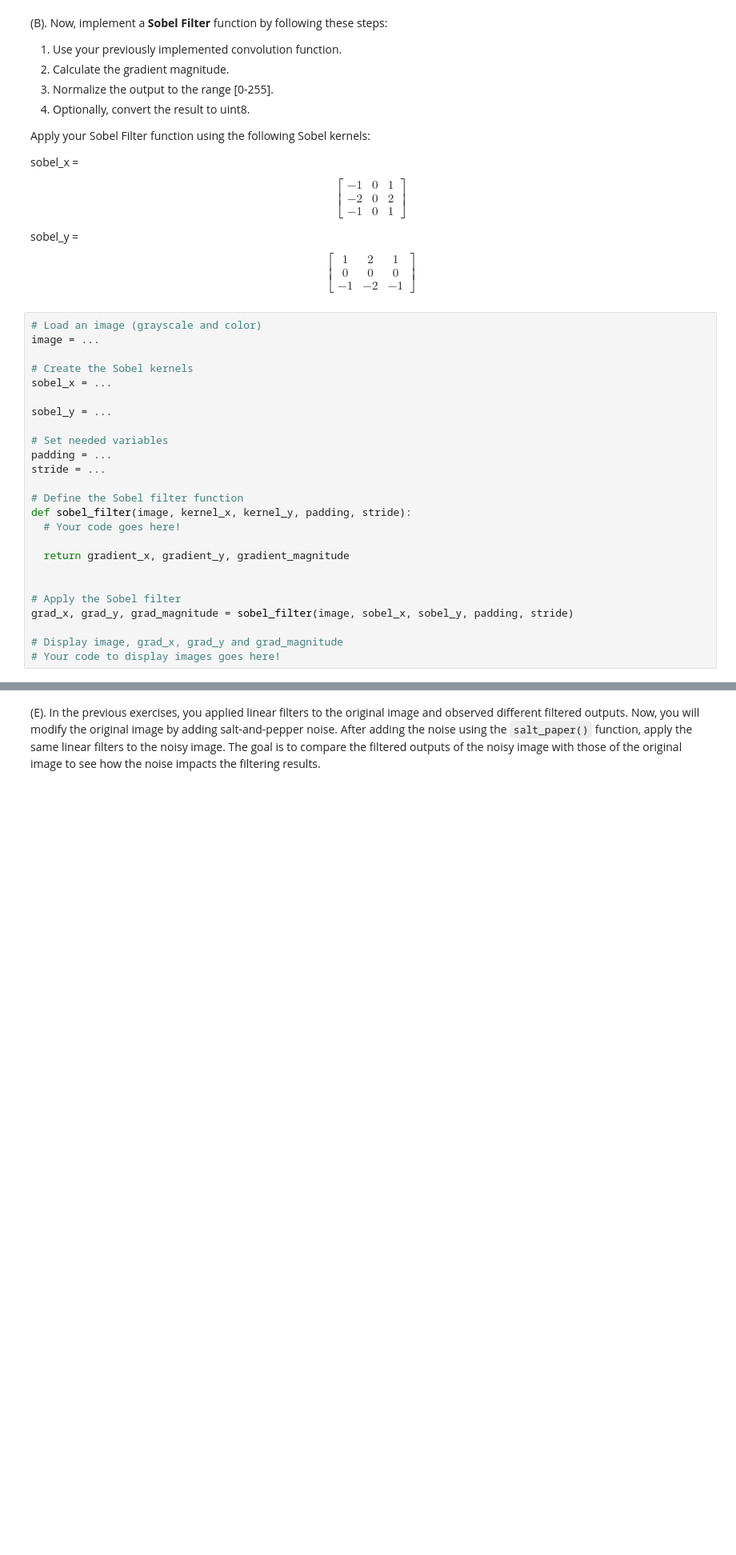
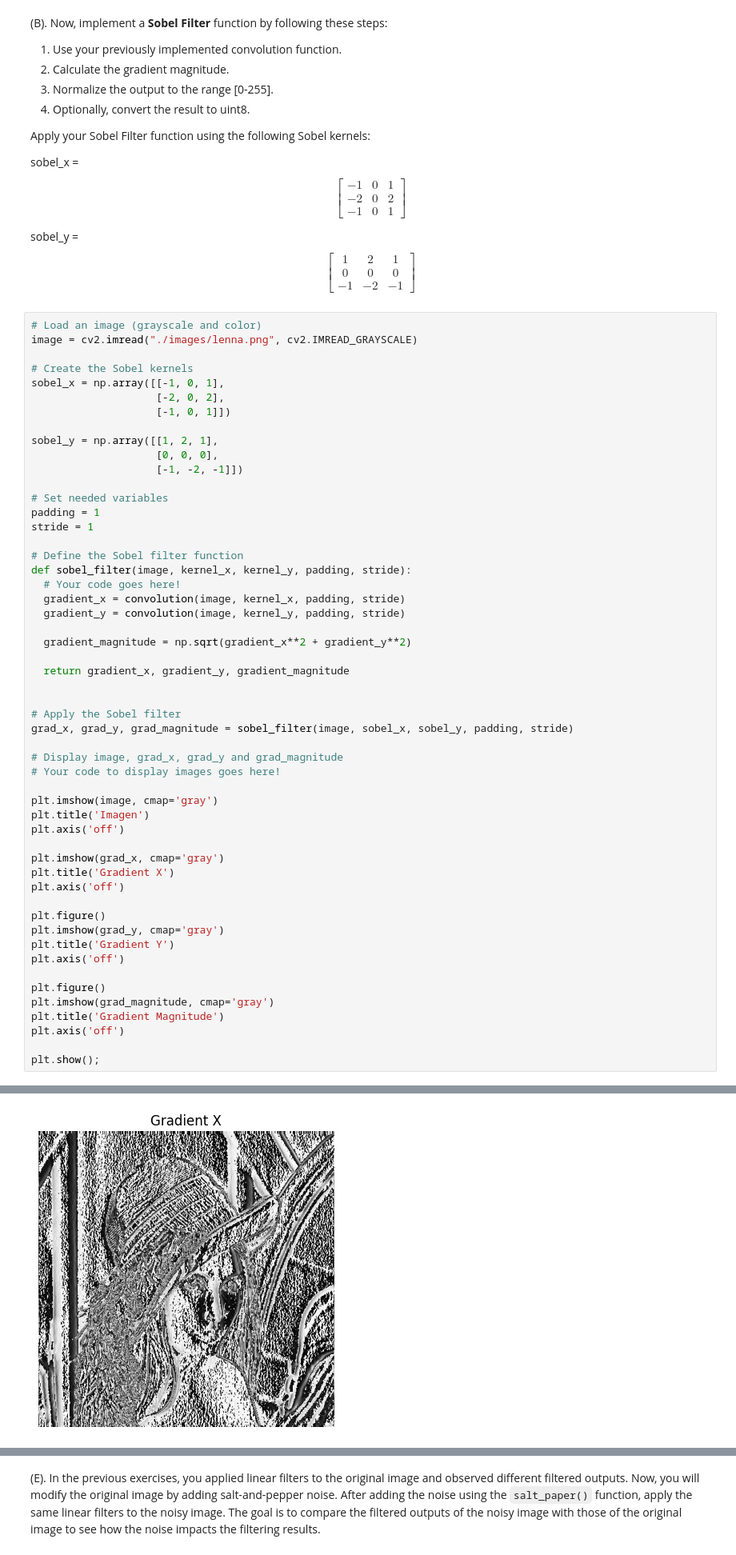
Before and after one commit to Pablo-H-H/Proyecto-1-Vision-Por-Computador, a Jupyter notebook: Project1.ipynb, the cells around one changed output, grey strips where cells are left out. Shown at 80% size. Cells and saved outputs as stored; diff of their text form; blank space fills up the shorter version.

```diff
--- a/Project1.ipynb
+++ b/Project1.ipynb
@@ -184,20 +267,28 @@ sobel\_y = \begin{bmatrix}
 \end{bmatrix}
 # %%
 # Load an image (grayscale and color)
-image = ...
+image = cv2.imread("./images/lenna.png", cv2.IMREAD_GRAYSCALE)
 
 # Create the Sobel kernels
-sobel_x = ...
+sobel_x = np.array([[-1, 0, 1],
+                    [-2, 0, 2],
+                    [-1, 0, 1]])
 
-sobel_y = ...
+sobel_y = np.array([[1, 2, 1],
+                    [0, 0, 0],
+                    [-1, -2, -1]])
 
 # Set needed variables
-padding = ...
-stride = ...
+padding = 1
+stride = 1
 
 # Define the Sobel filter function
 def sobel_filter(image, kernel_x, kernel_y, padding, stride):
   # Your code goes here!
+  gradient_x = convolution(image, kernel_x, padding, stride)
+  gradient_y = convolution(image, kernel_y, padding, stride)
+
+  gradient_magnitude = np.sqrt(gradient_x**2 + gradient_y**2)
 
   return gradient_x, gradient_y, gradient_magnitude
 
@@ -207,3 +298,24 @@ grad_x, grad_y, grad_magnitude = sobel_filter(image, sobel_x, sobel_y, padding,
 
 # Display image, grad_x, grad_y and grad_magnitude
 # Your code to display images goes here!
+
+plt.imshow(image, cmap='gray')
+plt.title('Imagen')
+plt.axis('off')
+
+plt.imshow(grad_x, cmap='gray')
+plt.title('Gradient X')
+plt.axis('off')
+
+plt.figure()
+plt.imshow(grad_y, cmap='gray')
+plt.title('Gradient Y')
+plt.axis('off')
+
+plt.figure()
+plt.imshow(grad_magnitude, cmap='gray')
+plt.title('Gradient Magnitude')
+plt.axis('off')
+
+plt.show();
+# %% [output]
@@ -209,0 +339 @@ grad_x, grad_y, grad_magnitude = sobel_filter(image, sobel_x, sobel_y, padding,
+[figure, added]
```
Also changed, not shown: parts of 6 cells of this notebook, 2 other files.
